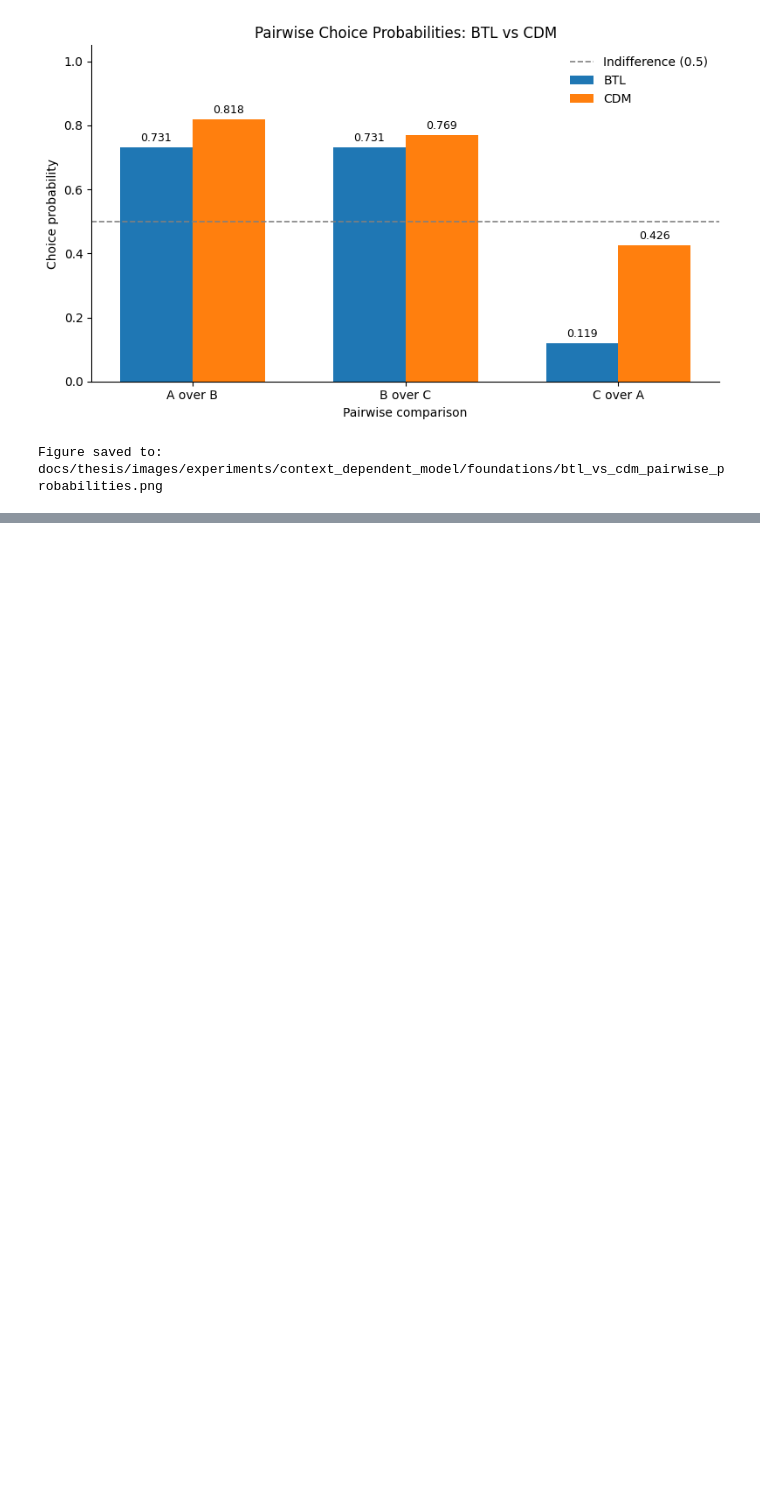
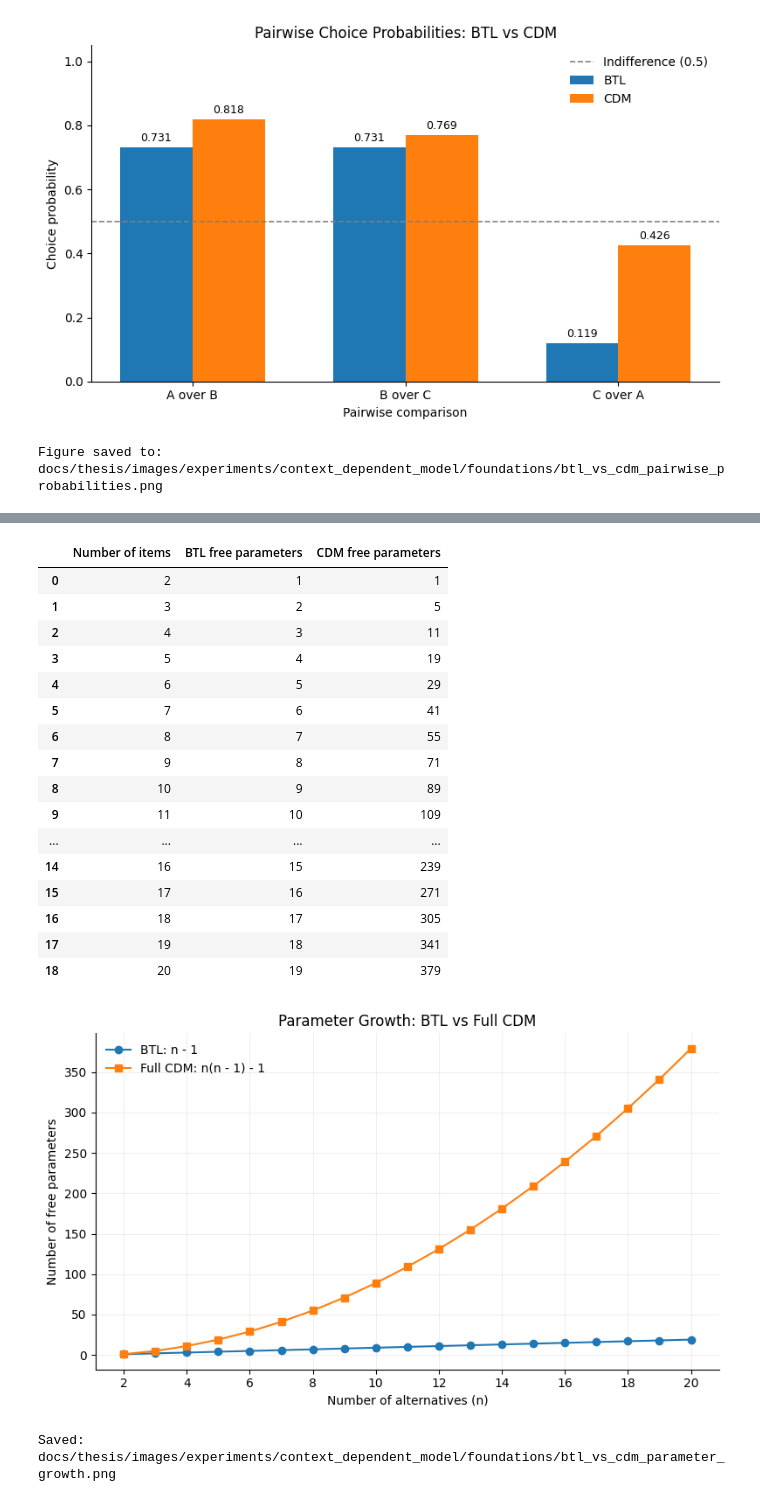
Before and after one commit to rbhdsks/Learning-from-Comparison-Data-Master-Thesis-Project-, a Jupyter notebook: notebooks/foundations/Bradley_Terry_Model_MLE/07_BTL_vs_CDM_Interactions_and_Cycles.ipynb, the cells around one changed output, grey strips where cells are left out. Drawn from its saved outputs; the diff is of its cells as text; code cells hidden in the pictures; blank space fills up the shorter version.

```diff
--- a/notebooks/foundations/Bradley_Terry_Model_MLE/07_BTL_vs_CDM_Interactions_and_Cycles.ipynb
+++ b/notebooks/foundations/Bradley_Terry_Model_MLE/07_BTL_vs_CDM_Interactions_and_Cycles.ipynb
@@ -767,0 +1186,70 @@ Figure saved to: docs/thesis/images/experiments/context_dependent_model/foundati
+# %%
+
+# Cell 18 — Compare BTL and full CDM parameter counts
+
+item_counts = np.arange(2, 21)
+
+parameter_counts = pd.DataFrame(
+    {
+        "Number of items": item_counts,
+        "BTL free parameters": item_counts - 1,
+        "CDM free parameters": item_counts * (item_counts - 1) - 1,
+    }
+)
+
+display(parameter_counts)
+
+fig, ax = plt.subplots(figsize=(8, 4.8))
+
+ax.plot(
+    item_counts,
+    parameter_counts["BTL free parameters"],
+    marker="o",
+    label="BTL: n - 1",
+)
+
+ax.plot(
+    item_counts,
+    parameter_counts["CDM free parameters"],
+    marker="s",
+    label="Full CDM: n(n - 1) - 1",
+)
+
+ax.set_xlabel("Number of alternatives (n)")
+ax.set_ylabel("Number of free parameters")
+ax.set_title("Parameter Growth: BTL vs Full CDM")
+ax.set_xticks(item_counts[::2])
+ax.legend(frameon=False)
+ax.grid(alpha=0.2)
+
+ax.spines["top"].set_visible(False)
+ax.spines["right"].set_visible(False)
+
+fig.tight_layout()
+
+parameter_figure_path = FIGURE_DIR / "btl_vs_cdm_parameter_growth.png"
+
+fig.savefig(parameter_figure_path, dpi=300, bbox_inches="tight")
+plt.show()
+
+print(f"Saved: {parameter_figure_path.relative_to(PROJECT_ROOT)}")
+# %% [output]
+|  | Number of items | BTL free parameters | CDM free parameters |
+| 0 | 2 | 1 | 1 |
+| 1 | 3 | 2 | 5 |
+| 2 | 4 | 3 | 11 |
+| 3 | 5 | 4 | 19 |
+| 4 | 6 | 5 | 29 |
+| 5 | 7 | 6 | 41 |
+| 6 | 8 | 7 | 55 |
+| 7 | 9 | 8 | 71 |
+| 8 | 10 | 9 | 89 |
+| 9 | 11 | 10 | 109 |
+| ... | ... | ... | ... |
+| 14 | 16 | 15 | 239 |
+| 15 | 17 | 16 | 271 |
+| 16 | 18 | 17 | 305 |
+| 17 | 19 | 18 | 341 |
+| 18 | 20 | 19 | 379 |
+[figure, added]
+Saved: docs/thesis/images/experiments/context_dependent_model/foundations/btl_vs_cdm_parameter_growth.png
```
Also changed, not shown: parts of 12 cells of this notebook.
